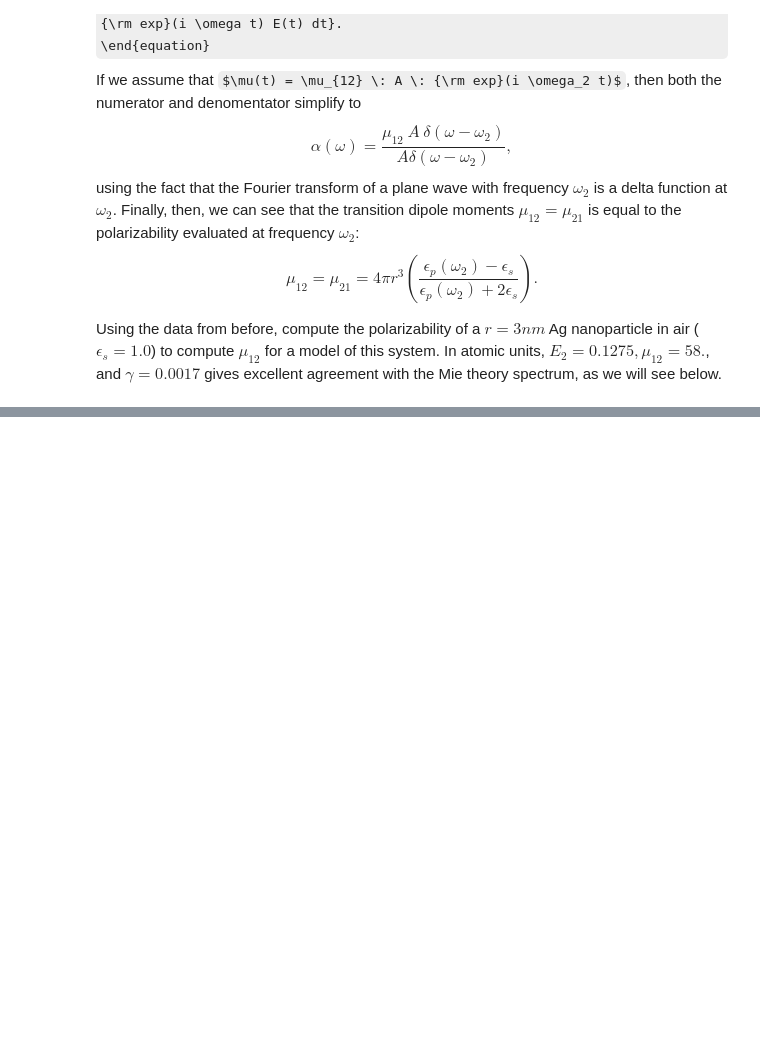
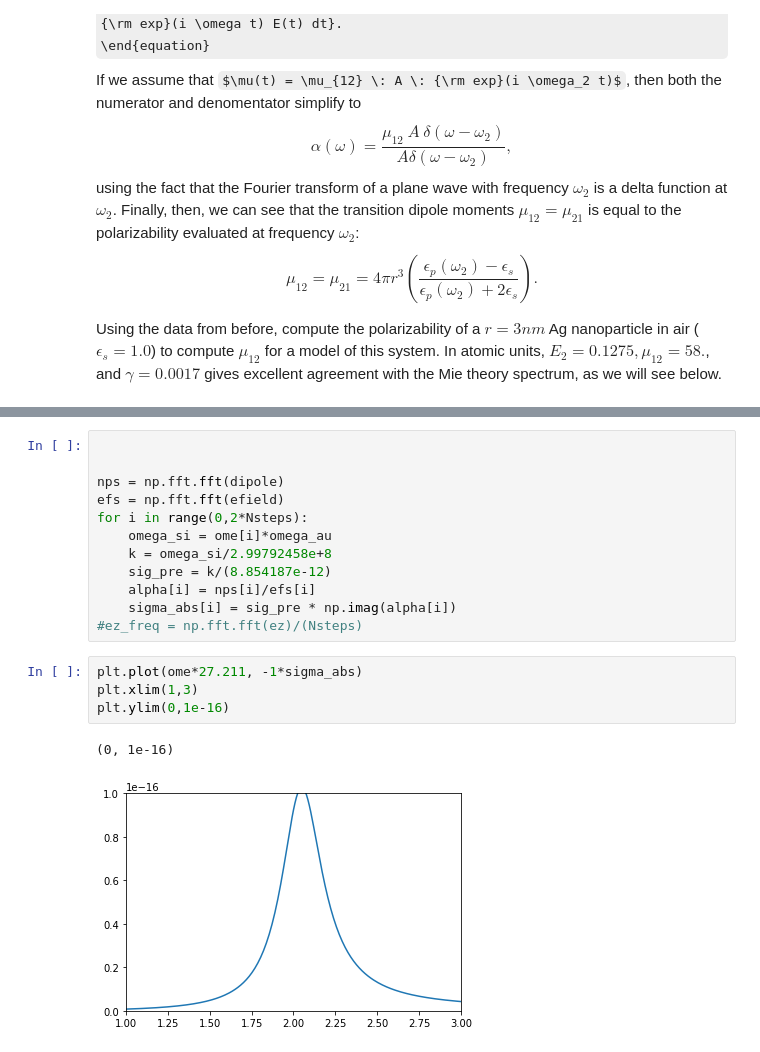
Before and after one commit to FoleyLab/wptherml_v1.0.0, a Jupyter notebook: documentation/DEV/Mie First_v1.ipynb, the cells around one changed output, grey strips where cells are left out. Drawn from its saved outputs; the diff is of its cells as text; some formulas as TeX source; blank space fills up the shorter version.

```diff
--- a/documentation/DEV/Mie First_v1.ipynb
+++ b/documentation/DEV/Mie First_v1.ipynb
@@ -317,0 +333,19 @@ plt.show()
+# %%
+
+
+nps = np.fft.fft(dipole)
+efs = np.fft.fft(efield)
+for i in range(0,2*Nsteps):
+    omega_si = ome[i]*omega_au
+    k = omega_si/2.99792458e+8
+    sig_pre = k/(8.854187e-12)
+    alpha[i] = nps[i]/efs[i]
+    sigma_abs[i] = sig_pre * np.imag(alpha[i])
+#ez_freq = np.fft.fft(ez)/(Nsteps)
+# %%
+plt.plot(ome*27.211, -1*sigma_abs)
+plt.xlim(1,3)
+plt.ylim(0,1e-16)
+# %% [output]
+(0, 1e-16)
+[figure, added]
```
Also changed, not shown: parts of 4 cells of this notebook, 43 other files.
